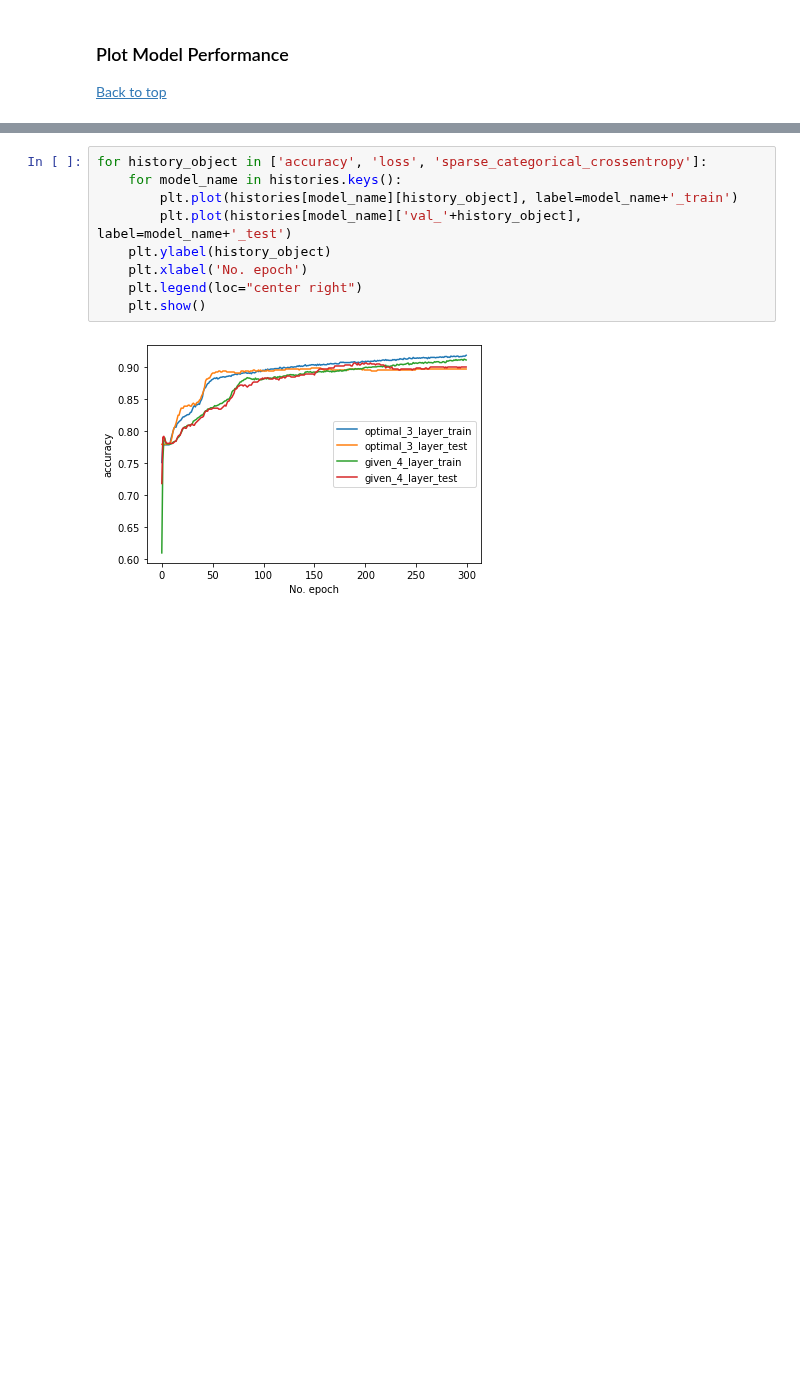
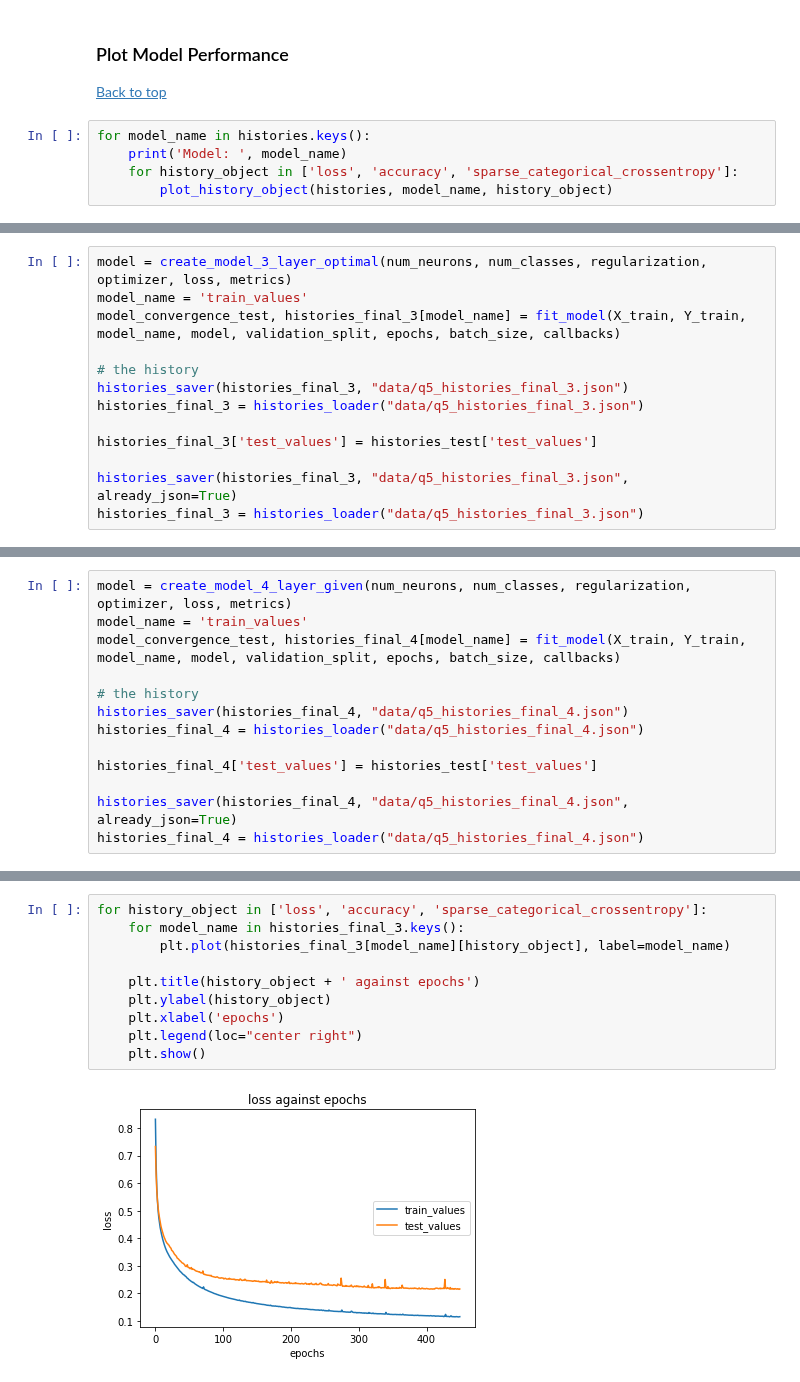
Before and after one commit to tanchuanxin/cz4042_assignment_1, a Jupyter notebook: 1a/assignment_1a_q5.ipynb, the cells around one changed output, grey strips where cells are left out. Drawn from its saved outputs; the diff is of its cells as text; blank space fills up the shorter version.

```diff
--- a/1a/assignment_1a_q5.ipynb
+++ b/1a/assignment_1a_q5.ipynb
@@ -355,3 +292,8 @@ times reloaded
 # %% [markdown]
 ### Plot Model Performance <a name="plot_model_performance"></a>
 [Back to top](#toc)
+# %%
+for model_name in histories.keys():
+    print('Model: ', model_name)
+    for history_object in ['loss', 'accuracy', 'sparse_categorical_crossentropy']:
+        plot_history_object(histories, model_name, history_object)
@@ -357,0 +349,13 @@ times reloaded
+# %%
+model = create_model_3_layer_optimal(num_neurons, num_classes, regularization, optimizer, loss, metrics)
+model_name = 'train_values'
+model_convergence_test, histories_final_3[model_name] = fit_model(X_train, Y_train, model_name, model, validation_split, epochs, batch_size, callbacks)
+
+# the history
+histories_saver(histories_final_3, "data/q5_histories_final_3.json")
+histories_final_3 = histories_loader("data/q5_histories_final_3.json")
+
+histories_final_3['test_values'] = histories_test['test_values']
+
+histories_saver(histories_final_3, "data/q5_histories_final_3.json", already_json=True)
+histories_final_3 = histories_loader("data/q5_histories_final_3.json")
@@ -357,0 +400,13 @@ times reloaded
+# %%
+model = create_model_4_layer_given(num_neurons, num_classes, regularization, optimizer, loss, metrics)
+model_name = 'train_values'
+model_convergence_test, histories_final_4[model_name] = fit_model(X_train, Y_train, model_name, model, validation_split, epochs, batch_size, callbacks)
+
+# the history
+histories_saver(histories_final_4, "data/q5_histories_final_4.json")
+histories_final_4 = histories_loader("data/q5_histories_final_4.json")
+
+histories_final_4['test_values'] = histories_test['test_values']
+
+histories_saver(histories_final_4, "data/q5_histories_final_4.json", already_json=True)
+histories_final_4 = histories_loader("data/q5_histories_final_4.json")
@@ -358,11 +423,12 @@ times reloaded
 # %%
-for history_object in ['accuracy', 'loss', 'sparse_categorical_crossentropy']:
-    for model_name in histories.keys():
-        plt.plot(histories[model_name][history_object], label=model_name+'_train')
-        plt.plot(histories[model_name]['val_'+history_object], label=model_name+'_test')
+for history_object in ['loss', 'accuracy', 'sparse_categorical_crossentropy']:
+    for model_name in histories_final_3.keys():
+        plt.plot(histories_final_3[model_name][history_object], label=model_name)
+
+    plt.title(history_object + ' against epochs')
     plt.ylabel(history_object)
-    plt.xlabel('No. epoch')
+    plt.xlabel('epochs')
     plt.legend(loc="center right")
     plt.show()
 # %% [output]
-[figure, old version]
+[figure, new version]
```
Also changed, not shown: parts of 41 cells of this notebook, 11 other files.
